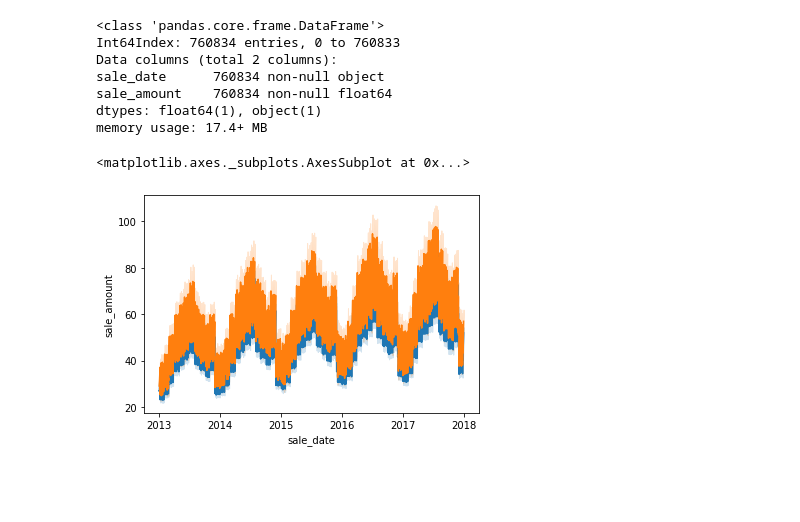
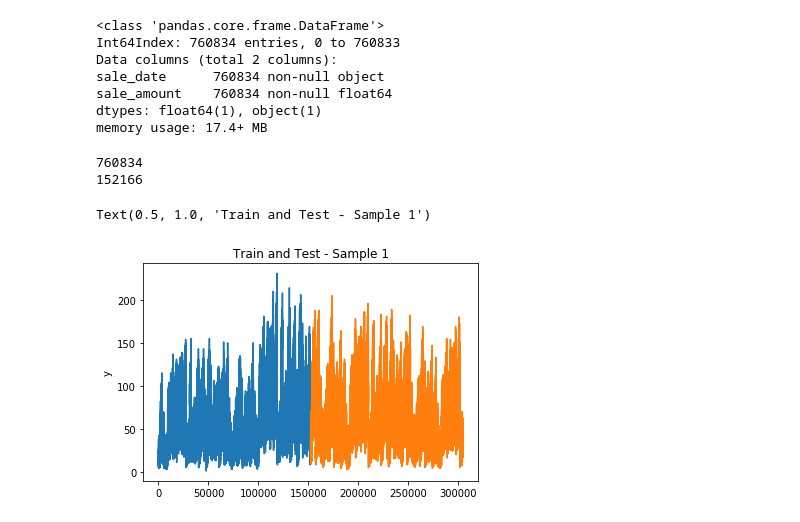
Before and after one commit to crisgiovanoni/ds-methodologies-exercises, a Jupyter notebook: time_series/exploration_exercise.ipynb, the cells around one changed output. Saved outputs shown, nothing was run; the diff lists cells and outputs as text; code cells hidden in the pictures; blank space fills up the shorter version.

```diff
--- a/time_series/exploration_exercise.ipynb
+++ b/time_series/exploration_exercise.ipynb
@@ -32,3 +33 @@ grocery = acquire.get_all_data()
 # grocery = grocery.sort_values(by='sale_date').set_index('sale_date')
-# %%
-grocery.sale_date =
@@ -99,0 +68,27 @@ grocery_test["sale_amount"] = y_test.copy()
+# %%
+tss_gen = tss.split(X)
+# %%
+#Unpacking the splits
+sample_train_1id, sample_test_1id = next(tss_gen)
+sample_train_2id, sample_test_2id = next(tss_gen)
+sample_train_3id, sample_test_3id = next(tss_gen)
+sample_train_4id, sample_test_4id = next(tss_gen)
+sample_train_5id, sample_test_5id = next(tss_gen)
+# %%
+#Sample 1
+X_train1 = X.iloc[sample_train_1id]
+y_train1 = y.iloc[sample_train_1id]
+
+X_test1 = X.iloc[sample_test_1id]
+y_test1 = y.iloc[sample_test_1id]
+
+train1 = pd.DataFrame(index=sample_train_1id, columns=["X"])
+train1["X"] = X_train1.copy()
+train1["y"] = y_train1.copy()
+
+test1 = pd.DataFrame(index=sample_test_1id, columns=["X"])
+test1["X"] = X_test1.copy()
+test1["y"] = y_test1.copy()
+
+train1.set_index("X")
+test1.set_index("X")
@@ -119,9 +286,17 @@ sale_date      760834 non-null object
 sale_amount    760834 non-null float64
 dtypes: float64(1), object(1)
 memory usage: 17.4+ MB
+# %%
+print(len(train5))
+print(len(test5))
+# %% [output]
+760834
+152166
 # %%
-sns.lineplot(x="sale_date", y="sale_amount",data=grocery_train)
-sns.lineplot(x="sale_date",y="sale_amount",data=grocery_test)
+sns.lineplot(x=train1.index, y="y",data=train1)
+sns.lineplot(x=test1.index, y="y",data=test1)
+
+plt.title("Train and Test - Sample 1")
 # %% [output]
-<matplotlib.axes._subplots.AxesSubplot at 0x...>
+Text(0.5, 1.0, 'Train and Test - Sample 1')
-[figure, old version]
+[figure, new version]
```
Also changed, not shown: parts of 17 cells of this notebook.
